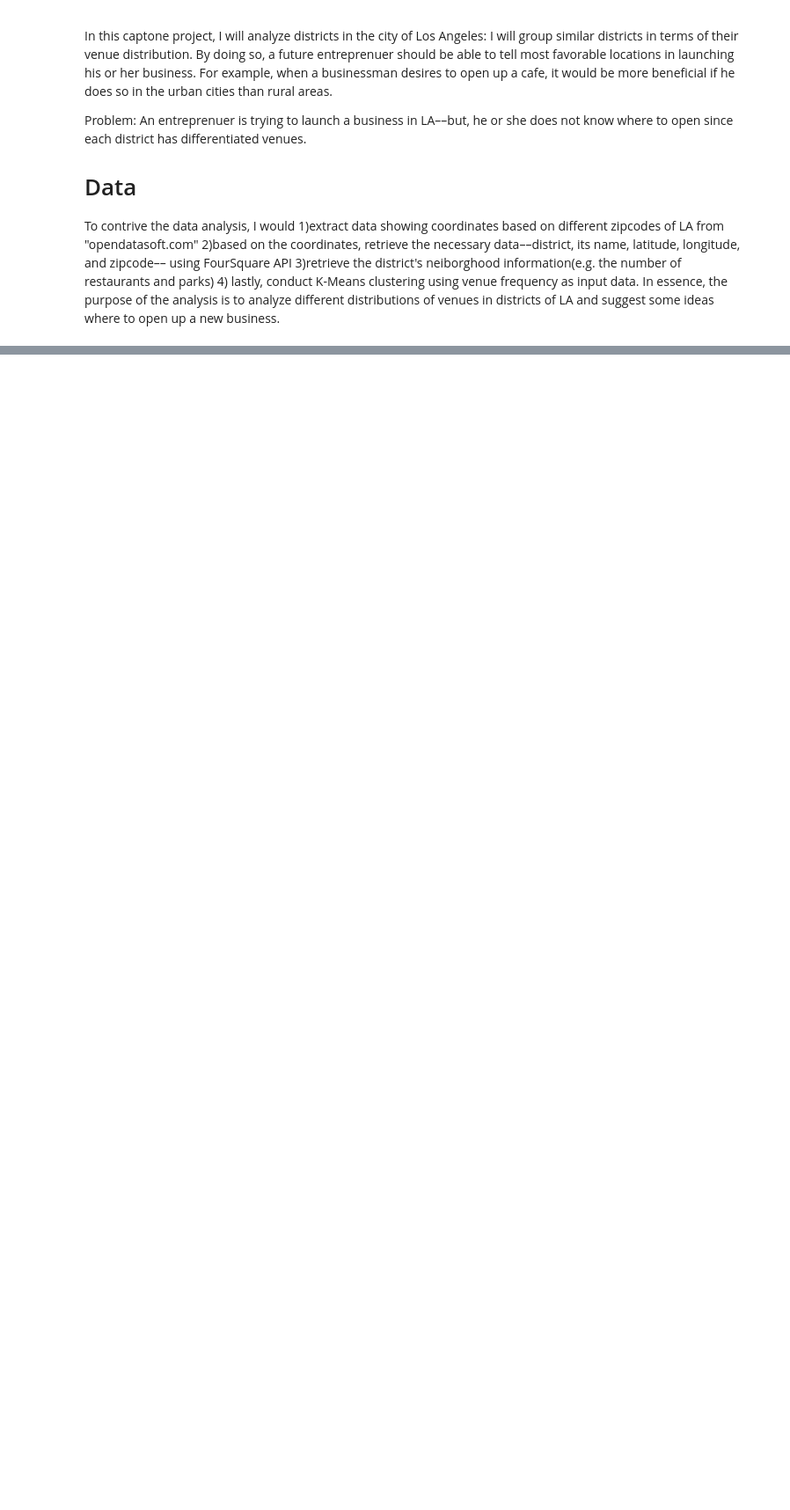
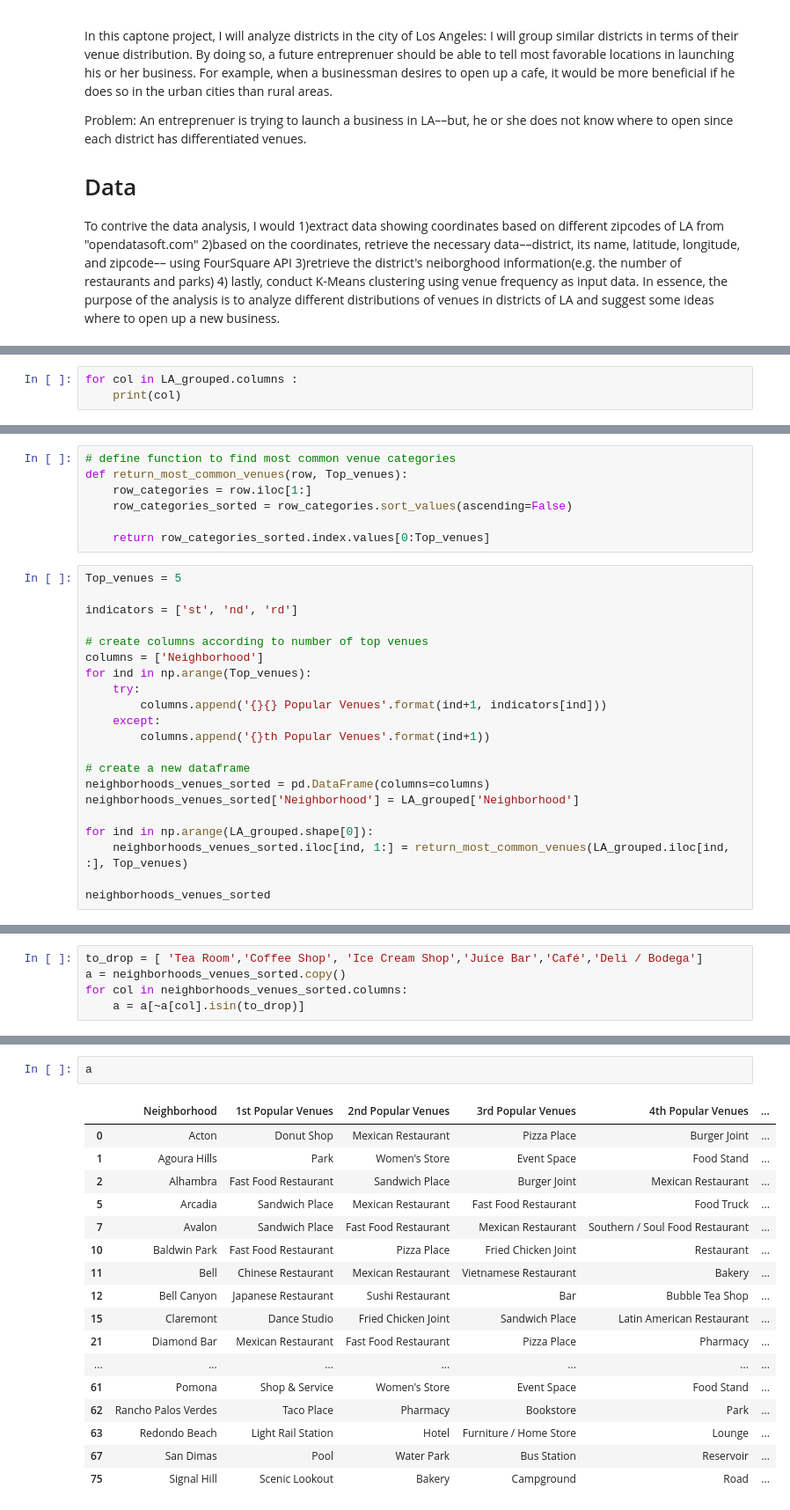
Before and after one commit to rshin0723/Coursera_Capstone-, a Jupyter notebook: Real Capstone project .ipynb, the cells around one changed output, grey strips where cells are left out. Shown: that part at 88% size. Drawn from its saved outputs; the diff is of its cells as text; blank space fills up the shorter version.

```diff
--- a/Real Capstone project .ipynb
+++ b/Real Capstone project .ipynb
@@ -12,0 +350,3 @@ import folium
+# %%
+for col in LA_grouped.columns :
+    print(col)
@@ -12,0 +373,28 @@ import folium
+# %%
+# define function to find most common venue categories
+def return_most_common_venues(row, Top_venues):
+    row_categories = row.iloc[1:]
+    row_categories_sorted = row_categories.sort_values(ascending=False)
+
+    return row_categories_sorted.index.values[0:Top_venues]
+# %%
+Top_venues = 5
+
+indicators = ['st', 'nd', 'rd']
+
+# create columns according to number of top venues
+columns = ['Neighborhood']
+for ind in np.arange(Top_venues):
+    try:
+        columns.append('{}{} Popular Venues'.format(ind+1, indicators[ind]))
+    except:
+        columns.append('{}th Popular Venues'.format(ind+1))
+
+# create a new dataframe
+neighborhoods_venues_sorted = pd.DataFrame(columns=columns)
+neighborhoods_venues_sorted['Neighborhood'] = LA_grouped['Neighborhood']
+
+for ind in np.arange(LA_grouped.shape[0]):
+    neighborhoods_venues_sorted.iloc[ind, 1:] = return_most_common_venues(LA_grouped.iloc[ind, :], Top_venues)
+
+neighborhoods_venues_sorted
@@ -12,0 +421,5 @@ import folium
+# %%
+to_drop = [ 'Tea Room','Coffee Shop', 'Ice Cream Shop','Juice Bar','Café','Deli / Bodega']
+a = neighborhoods_venues_sorted.copy()
+for col in neighborhoods_venues_sorted.columns:
+    a = a[~a[col].isin(to_drop)]
@@ -12,0 +436,20 @@ import folium
+# %%
+a
+# %% [output]
+|  | Neighborhood | 1st Popular Venues | 2nd Popular Venues | 3rd Popular Venues | 4th Popular Venues | ... |
+| 0 | Acton | Donut Shop | Mexican Restaurant | Pizza Place | Burger Joint | ... |
+| 1 | Agoura Hills | Park | Women's Store | Event Space | Food Stand | ... |
+| 2 | Alhambra | Fast Food Restaurant | Sandwich Place | Burger Joint | Mexican Restaurant | ... |
+| 5 | Arcadia | Sandwich Place | Mexican Restaurant | Fast Food Restaurant | Food Truck | ... |
+| 7 | Avalon | Sandwich Place | Fast Food Restaurant | Mexican Restaurant | Southern / Soul Food Restaurant | ... |
+| 10 | Baldwin Park | Fast Food Restaurant | Pizza Place | Fried Chicken Joint | Restaurant | ... |
+| 11 | Bell | Chinese Restaurant | Mexican Restaurant | Vietnamese Restaurant | Bakery | ... |
+| 12 | Bell Canyon | Japanese Restaurant | Sushi Restaurant | Bar | Bubble Tea Shop | ... |
+| 15 | Claremont | Dance Studio | Fried Chicken Joint | Sandwich Place | Latin American Restaurant | ... |
+| 21 | Diamond Bar | Mexican Restaurant | Fast Food Restaurant | Pizza Place | Pharmacy | ... |
+| ... | ... | ... | ... | ... | ... | ... |
+| 61 | Pomona | Shop & Service | Women's Store | Event Space | Food Stand | ... |
+| 62 | Rancho Palos Verdes | Taco Place | Pharmacy | Bookstore | Park | ... |
+| 63 | Redondo Beach | Light Rail Station | Hotel | Furniture / Home Store | Lounge | ... |
+| 67 | San Dimas | Pool | Water Park | Bus Station | Reservoir | ... |
+| 75 | Signal Hill | Scenic Lookout | Bakery | Campground | Road | ... |
```
Also changed, not shown: parts of 44 cells of this notebook.
